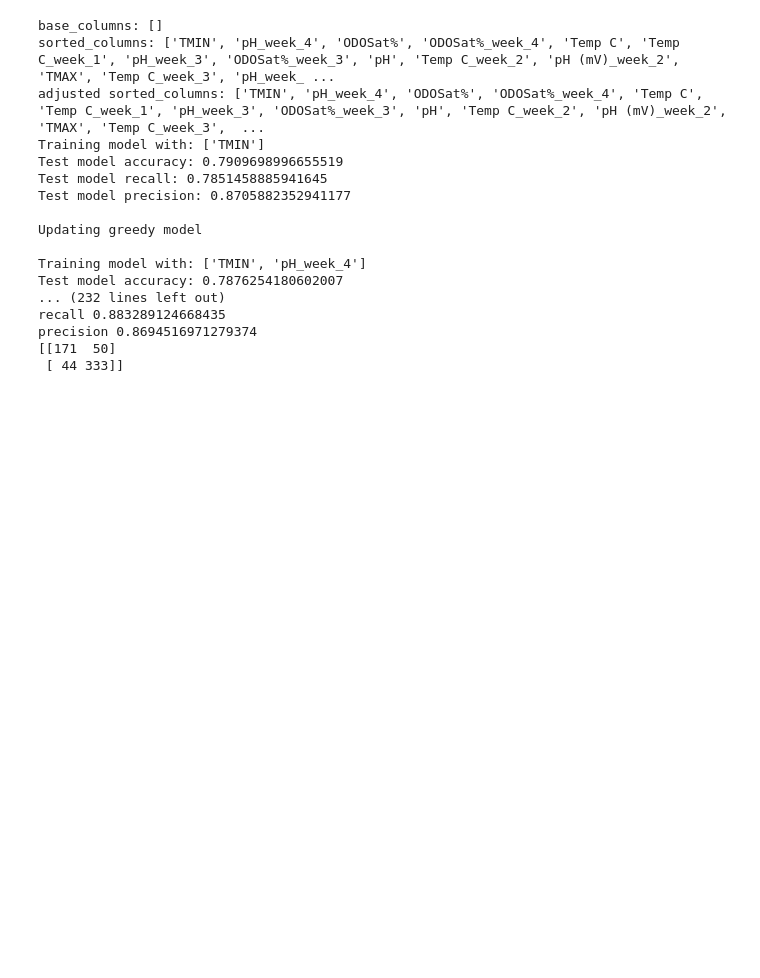
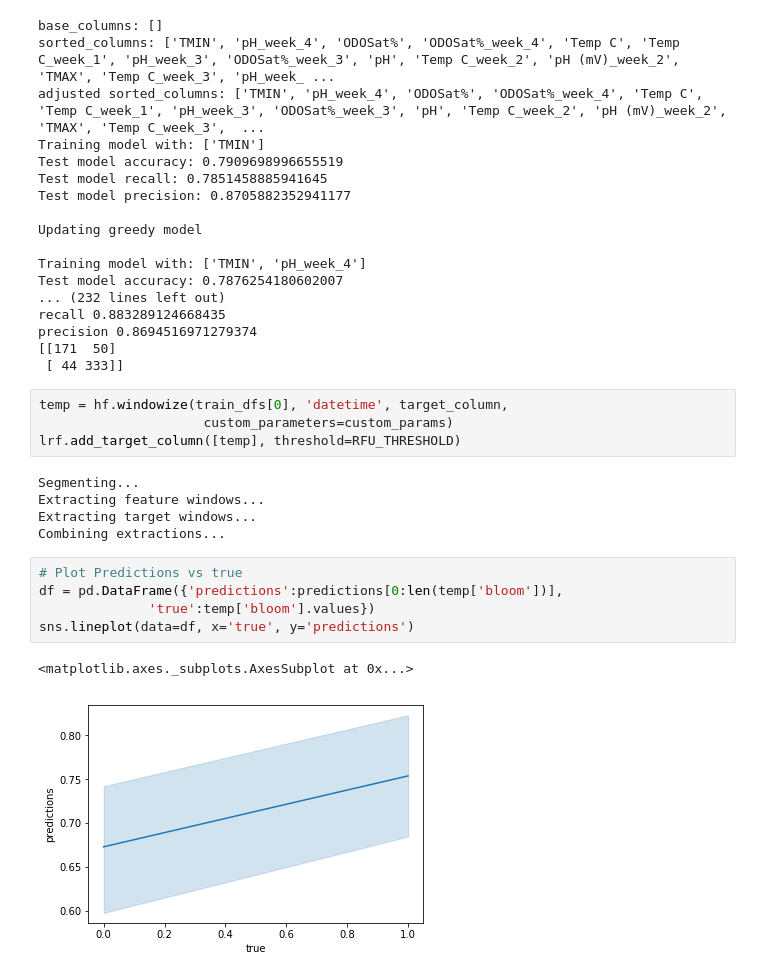
Before and after one commit to mccomackjp/algae-bloom-prediction, a Jupyter notebook: notebooks/models/window_slice_investigation.ipynb, the cells around one changed output. Cells and saved outputs as stored; diff of their text form; blank space fills up the shorter version.

```diff
--- a/notebooks/models/window_slice_investigation.ipynb
+++ b/notebooks/models/window_slice_investigation.ipynb
@@ -375,3 +375,20 @@ recall 0.883289124668435
 precision 0.8694516971279374
 [[171  50]
  [ 44 333]]
+# %%
+temp = hf.windowize(train_dfs[0], 'datetime', target_column,
+                     custom_parameters=custom_params)
+lrf.add_target_column([temp], threshold=RFU_THRESHOLD)
+# %% [output]
+Segmenting...
+Extracting feature windows...
+Extracting target windows...
+Combining extractions...
+# %%
+# Plot Predictions vs true
+df = pd.DataFrame({'predictions':predictions[0:len(temp['bloom'])],
+              'true':temp['bloom'].values})
+sns.lineplot(data=df, x='true', y='predictions')
+# %% [output]
+<matplotlib.axes._subplots.AxesSubplot at 0x...>
+[figure, added]
```
Also changed, not shown: 2 other files.
